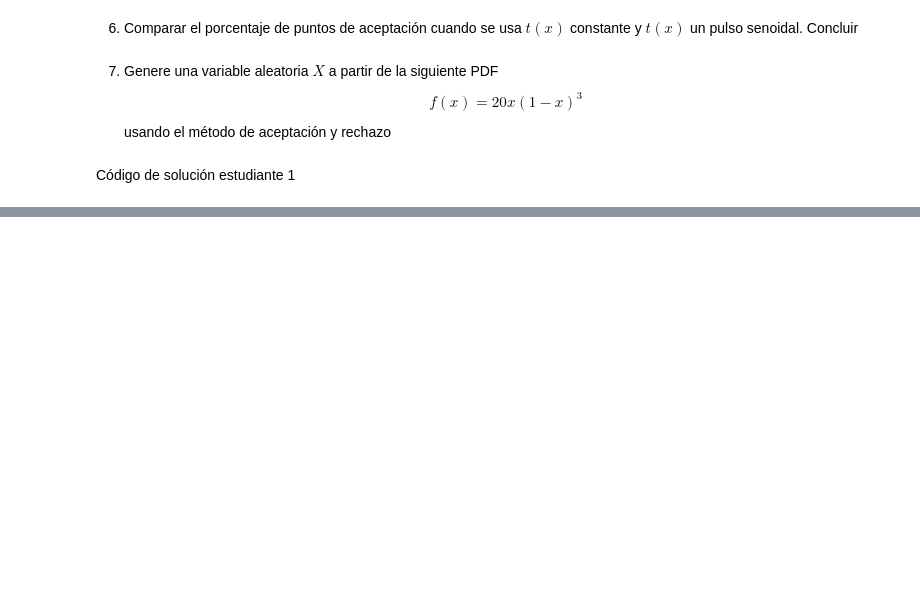
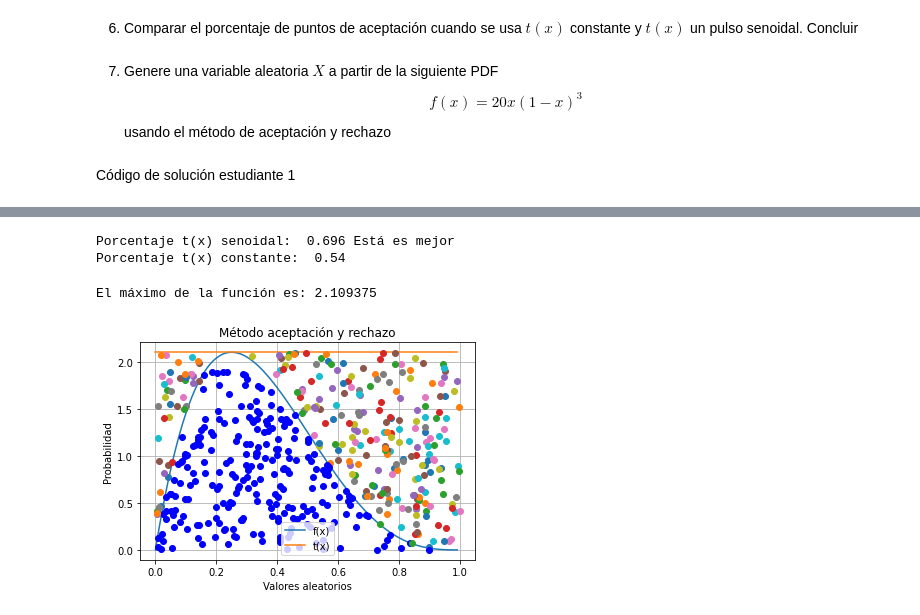
Before and after one commit to Kike14/ProyectoConjunto_EJRodriguez_LABarriga, a Jupyter notebook: ProyectoConjunto_EJRodriguez_LABarriga.ipynb, the cells around one changed output, grey strips where cells are left out. Saved outputs shown, nothing was run; the diff lists cells and outputs as text; code cells hidden in the pictures; blank space fills up the shorter version.

```diff
--- a/ProyectoConjunto_EJRodriguez_LABarriga.ipynb
+++ b/ProyectoConjunto_EJRodriguez_LABarriga.ipynb
@@ -50,0 +173,56 @@ Código de solución estudiante 2
+# %%
+#PUNTO 6
+def Prob(R2:'Variables distribuidas U~U(0,1)',
+         R1:'Variables distribuidas como g(x)',
+         f:'función objetivo a generar',
+         t:'función que mayora a f'):
+    f_x = f(R1)
+    t_x = t(R1)
+    condition = R2*t_x <=f_x
+    return sum(condition)
+# Solución
+# Función objetivo
+f = lambda x: 30 *(x**2 - 2*x**3 + x**4)
+# Función t(x) senoidal
+t_sen = lambda x: a * np.sin(np.pi * x)
+# Función t(x) constante
+t_const = lambda x: a * np.ones(len(x))
+# Simulaciones
+N = 500
+R1 = np.random.rand(N)
+R2 = np.random.rand(N)
+# Probabilidad senoidal
+Prob_sen =Prob(R2, R1, f, t)/N
+# Probabilidad constante
+Prob_const = Prob(R2, R1, f, t_const)/N
+print("Porcentaje t(x) senoidal: ",Prob_sen,"Está es mejor")
+print("Porcentaje t(x) constante: ",Prob_const)
+# %% [output]
+Porcentaje t(x) senoidal:  0.696 Está es mejor
+Porcentaje t(x) constante:  0.54
+# %%
+
+# Función objetivo
+f = lambda x: 20*x * (1-x)**3
+c = float(f(optimize.fmin(lambda x:-f(x),0,disp=False)))
+print("El máximo de la función es:",c)
+
+t = lambda x: c*np.ones(len(x))
+x = np.arange(0, 1, 0.01)
+# Gráficas de las funciones
+plt.plot(x,f(x),label="f(x)")
+plt.plot(x,t(x),label="t(x)")
+plt.xlabel("Valores aleatorios")
+plt.ylabel("Probabilidad")
+plt.title("Método aceptación y rechazo")
+plt.grid()
+plt.legend()
+# Simulaciones
+N = 500
+R1 = np.random.rand(N)
+R2 = np.random.rand(N)
+# Prueba de función creada
+Acep_rechazo(R2, R1, f, t)
+# %% [output]
+El máximo de la función es: 2.109375
+[figure, added]
```
Also changed, not shown: parts of 6 cells of this notebook.
